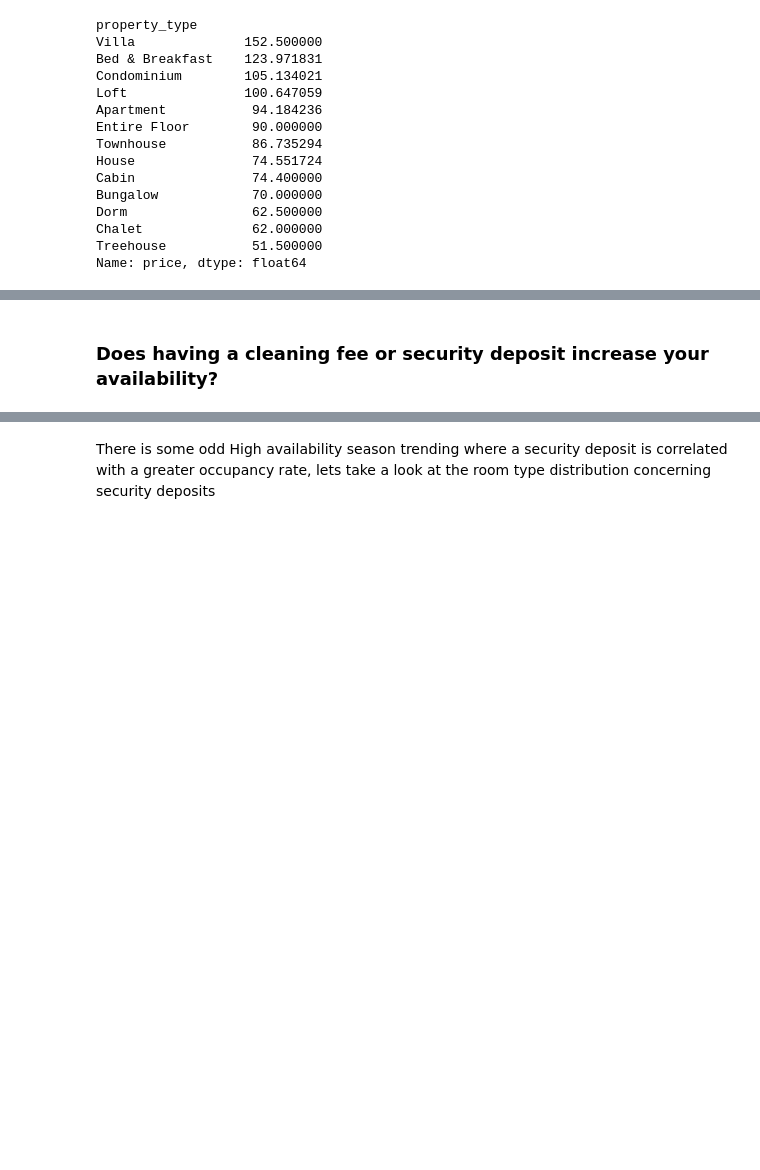
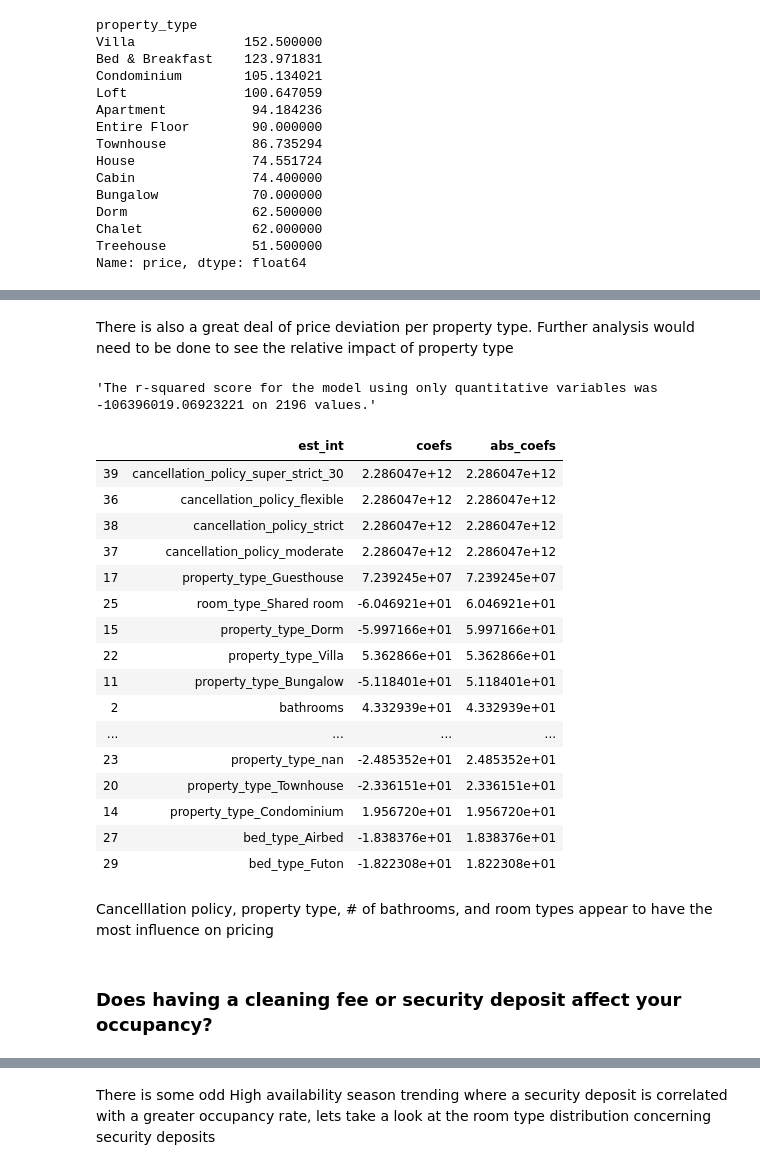
Before and after one commit to cory-walker/Airbnb, a Jupyter notebook: airbnb_data_investigation.ipynb, the cells around one changed output, grey strips where cells are left out. Saved outputs shown, nothing was run; the diff lists cells and outputs as text; code cells hidden in the pictures; blank space fills up the shorter version.

Commit message:
data investiagtion update
inclusion of a linear regression

```diff
--- a/airbnb_data_investigation.ipynb
+++ b/airbnb_data_investigation.ipynb
@@ -191,0 +243,2 @@ Despite it still only being a private room rental, there is a significant differ
+# %% [markdown]
+There is also a great deal of price deviation per property type. Further analysis would need to be done to see the relative impact of property type
@@ -192,5 +270,77 @@ Despite it still only being a private room rental, there is a significant differ
+# %%
+#Next steps - Linear regression for price
+#Setup dummy variables
+ccols = ('property_type', 'room_type', 'bed_type', 'instant_bookable', 'host_is_superhost','cancellation_policy','require_guest_phone_verification','require_guest_profile_picture','requires_license')
+dfl = create_dummy_df(dfs, ccols, True, False)
+
+# Drop Intercept parameters, then uneeded columns
+dfl.drop(['requires_license_f','require_guest_phone_verification_f','require_guest_phone_verification_t','property_type_Apartment','room_type_Entire home/apt','bed_type_Real Bed','instant_bookable_f', 'host_is_superhost_t','cancellation_policy_nan'], axis=1, inplace=True)
+dfl.drop(['Unnamed: 0', 'listing_id', 'host_response_rate', 'host_acceptance_rate', 'neighbourhood_cleansed','latitude','longitude'], axis=1, inplace=True)
+dfl.drop(['require_guest_profile_picture_f','reviews_per_month','number_of_reviews','review_scores_rating', 'review_scores_accuracy', 'review_scores_cleanliness', 'review_scores_checkin', 'review_scores_communication','review_scores_location','review_scores_value'], axis=1, inplace=True)
+dfl.dropna(inplace=True) #drop the two records missing host_listings_count
+
+#Split into explanatory and response variables
+X = dfl.drop(['price'], axis=1)
+y = dfl['price']
+
+#Split into train and test
+X_train, X_test, y_train, y_test = train_test_split(X, y, test_size = .30, random_state=42)
+
+lm_model = LinearRegression(normalize=True) # Instantiate
+lm_model.fit(X_train, y_train) #Fit
+
+#Predict and score the model
+y_test_preds = lm_model.predict(X_test)
+"The r-squared score for the model using only quantitative variables was {} on {} values.".format(r2_score(y_test, y_test_preds), len(y_test))
+# %% [output]
+'The r-squared score for the model using only quantitative variables was -106396019.06923221 on 2196 values.'
+# %%
+def coef_weights(coefficients, X_train):
+    '''
+    INPUT:
+    coefficients - the coefficients of the linear model
+    X_train - the training data, so the column names can be used
+    OUTPUT:
+    coefs_df - a dataframe holding the coefficient, estimate, and abs(estimate)
+
+    Provides a dataframe that can be used to understand the most influential coefficients
+    in a linear model by providing the coefficient estimates along with the name of the
+    variable attached to the coefficient.
+    '''
+    coefs_df = pd.DataFrame()
+    coefs_df['est_int'] = X_train.columns
+    coefs_df['coefs'] = lm_model.coef_
+    coefs_df['abs_coefs'] = np.abs(lm_model.coef_)
+    coefs_df = coefs_df.sort_values('abs_coefs', ascending=False)
+    return coefs_df
+
+
+coef_df = coef_weights(lm_model.coef_, X_train)
+
+#look at the top results
+coef_df.head(20)
+# %% [output]
+|  | est_int | coefs | abs_coefs |
+| 39 | cancellation_policy_super_strict_30 | 2.286047e+12 | 2.286047e+12 |
+| 36 | cancellation_policy_flexible | 2.286047e+12 | 2.286047e+12 |
+| 38 | cancellation_policy_strict | 2.286047e+12 | 2.286047e+12 |
+| 37 | cancellation_policy_moderate | 2.286047e+12 | 2.286047e+12 |
+| 17 | property_type_Guesthouse | 7.239245e+07 | 7.239245e+07 |
+| 25 | room_type_Shared room | -6.046921e+01 | 6.046921e+01 |
+| 15 | property_type_Dorm | -5.997166e+01 | 5.997166e+01 |
+| 22 | property_type_Villa | 5.362866e+01 | 5.362866e+01 |
+| 11 | property_type_Bungalow | -5.118401e+01 | 5.118401e+01 |
+| 2 | bathrooms | 4.332939e+01 | 4.332939e+01 |
+| ... | ... | ... | ... |
+| 23 | property_type_nan | -2.485352e+01 | 2.485352e+01 |
+| 20 | property_type_Townhouse | -2.336151e+01 | 2.336151e+01 |
+| 14 | property_type_Condominium | 1.956720e+01 | 1.956720e+01 |
+| 27 | bed_type_Airbed | -1.838376e+01 | 1.838376e+01 |
+| 29 | bed_type_Futon | -1.822308e+01 | 1.822308e+01 |
+# %% [markdown]
+Cancelllation policy, property type, # of bathrooms, and room types appear to have the most influence on pricing
 # %% [markdown]
-### Does having a cleaning fee or security deposit increase your availability?
+### Does having a cleaning fee or security deposit affect your occupancy?
 # %%
 # Generate an availability graph using only stationary properties
 d0 = dfj['date'].min()
```
Also changed, not shown: parts of 12 cells of this notebook, 2 other files.
